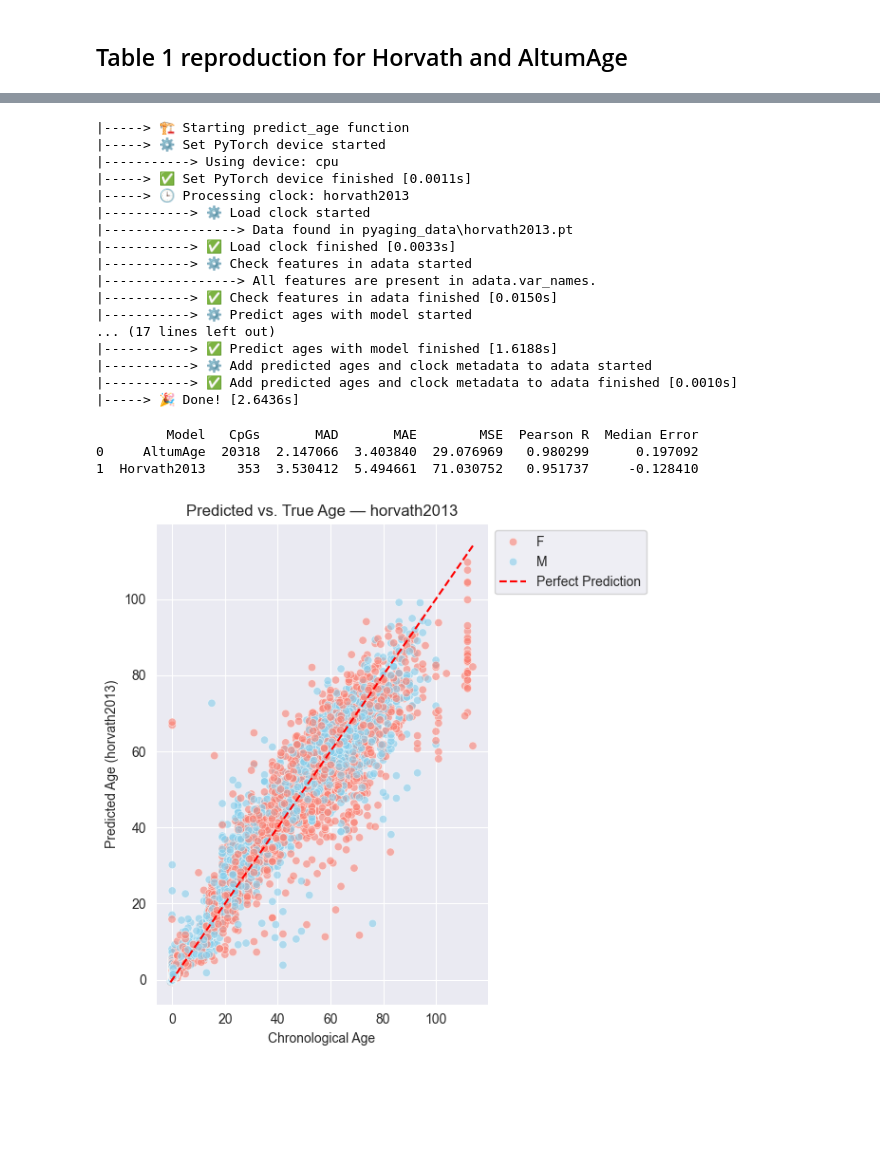
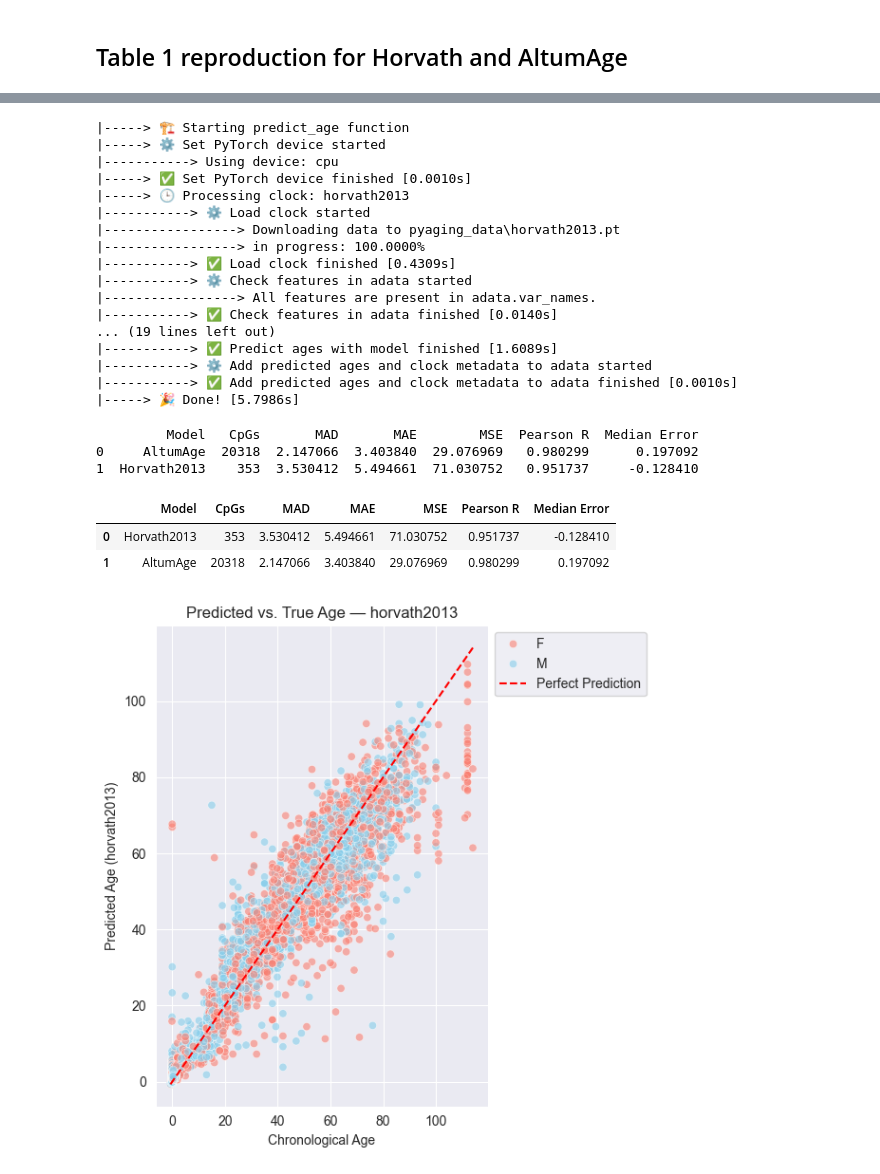
Before and after one commit to elena011/rp-delft, a Jupyter notebook: reproduction/reproduction.ipynb, the cells around one changed output, grey strips where cells are left out. Saved outputs shown, nothing was run; the diff lists cells and outputs as text; code cells hidden in the pictures; blank space fills up the shorter version.

Commit message:
table for presentation

```diff
--- a/reproduction/reproduction.ipynb
+++ b/reproduction/reproduction.ipynb
@@ -218,7 +218,7 @@ all_data = np.concatenate([data_27k, data_450k, tcga_all])
 count = 0
 for dataset in all_data:
     print(dataset)
-    new_df = pd.read_pickle('./data_test/' + dataset + '.pkl')
+    new_df = pd.read_pickle('../data_test/' + dataset + '.pkl')
 
     if count == 0:
         all_test = new_df
@@ -344,20 +341,20 @@ pya.pred.predict_age(adata, ['Horvath2013', 'AltumAge'])
 |-----> 🏗️ Starting predict_age function
 |-----> ⚙️ Set PyTorch device started
 |-----------> Using device: cpu
-|-----> ✅ Set PyTorch device finished [0.0011s]
+|-----> ✅ Set PyTorch device finished [0.0010s]
 |-----> 🕒 Processing clock: horvath2013
 |-----------> ⚙️ Load clock started
-|-----------------> Data found in pyaging_data\horvath2013.pt
-|-----------> ✅ Load clock finished [0.0033s]
+|-----------------> Downloading data to pyaging_data\horvath2013.pt
+|-----------------> in progress: 100.0000%
+|-----------> ✅ Load clock finished [0.4309s]
 |-----------> ⚙️ Check features in adata started
 |-----------------> All features are present in adata.var_names.
-|-----------> ✅ Check features in adata finished [0.0150s]
-|-----------> ⚙️ Predict ages with model started
-... (17 lines left out)
-|-----------> ✅ Predict ages with model finished [1.6188s]
+|-----------> ✅ Check features in adata finished [0.0140s]
+... (19 lines left out)
+|-----------> ✅ Predict ages with model finished [1.6089s]
 |-----------> ⚙️ Add predicted ages and clock metadata to adata started
 |-----------> ✅ Add predicted ages and clock metadata to adata finished [0.0010s]
-|-----> 🎉 Done! [2.6436s]
+|-----> 🎉 Done! [5.7986s]
 # %%
 true_age = adata.obs['age']
 horvath_pred = adata.obs['horvath2013']
@@ -373,6 +370,38 @@ print(combined_results)
          Model   CpGs       MAD       MAE        MSE  Pearson R  Median Error
 0     AltumAge  20318  2.147066  3.403840  29.076969   0.980299      0.197092
 1  Horvath2013    353  3.530412  5.494661  71.030752   0.951737     -0.128410
+# %%
+# Step 1: Evaluate each model
+results = []
+
+results.append(results_horvath)
+results.append(results_altumage)
+
+# Step 2: Combine into one DataFrame
+all_results = pd.concat(results, ignore_index=True)
+
+# Step 3: Bold best scores
+def bold_best(s, maximize=False):
+    if maximize:
+        is_best = s == s.max()
+    else:
+        is_best = s == s.min()
+    return ['font-weight: bold' if v else '' for v in is_best]
+
+styled_table = (
+    all_results.style
+    .apply(bold_best, subset=['MAD'], maximize=False)
+    .apply(bold_best, subset=['MAE'], maximize=False)
+    .apply(bold_best, subset=['MSE'], maximize=False)
+    .apply(bold_best, subset=['Pearson R'], maximize=True)
+    .apply(bold_best, subset=['Median Error'], maximize=False)
+)
+
+styled_table
+# %% [output]
+|  | Model | CpGs | MAD | MAE | MSE | Pearson R | Median Error |
+| 0 | Horvath2013 | 353 | 3.530412 | 5.494661 | 71.030752 | 0.951737 | -0.128410 |
+| 1 | AltumAge | 20318 | 2.147066 | 3.403840 | 29.076969 | 0.980299 | 0.197092 |
 # %%
 models = ['horvath2013', 'altumage']
 gender_palette = {'F': 'salmon', 'M': 'skyblue'}
```
Also changed, not shown: parts of 3 cells of this notebook, 2 other files.
